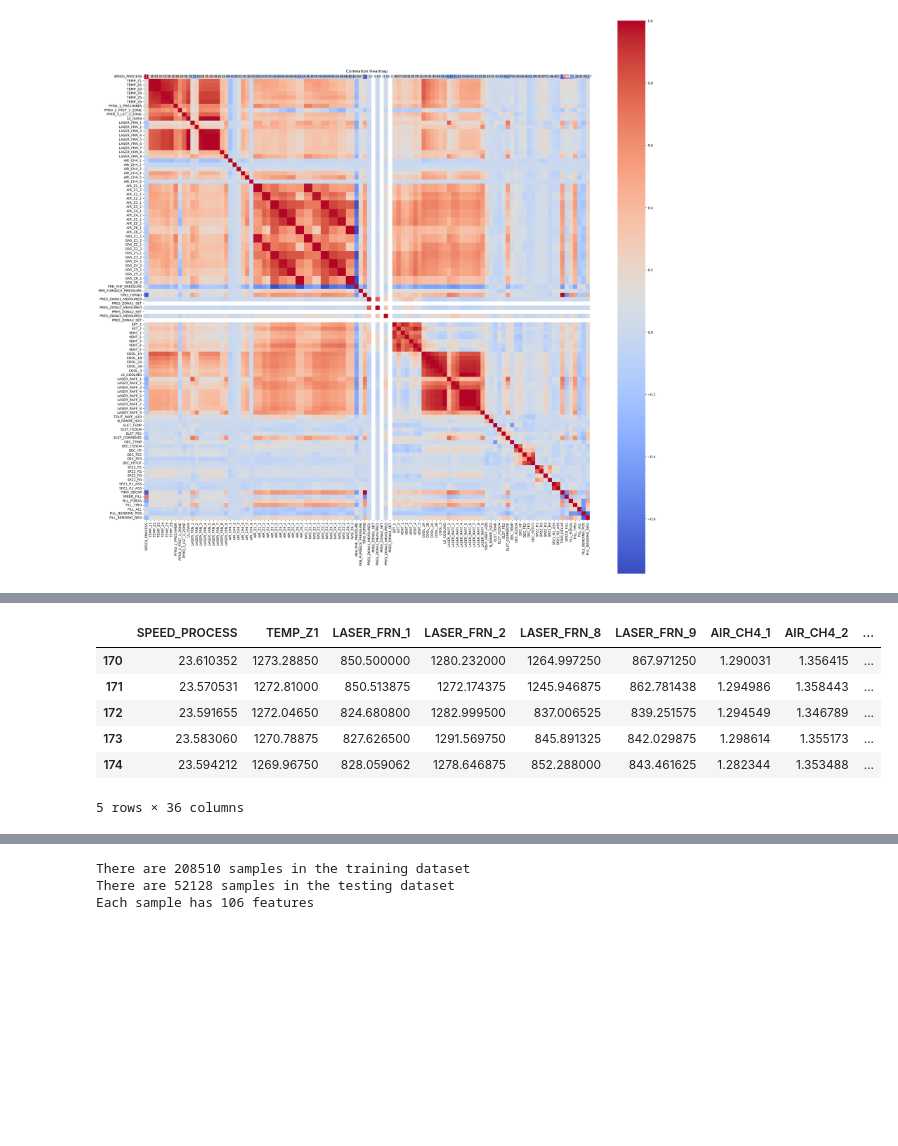
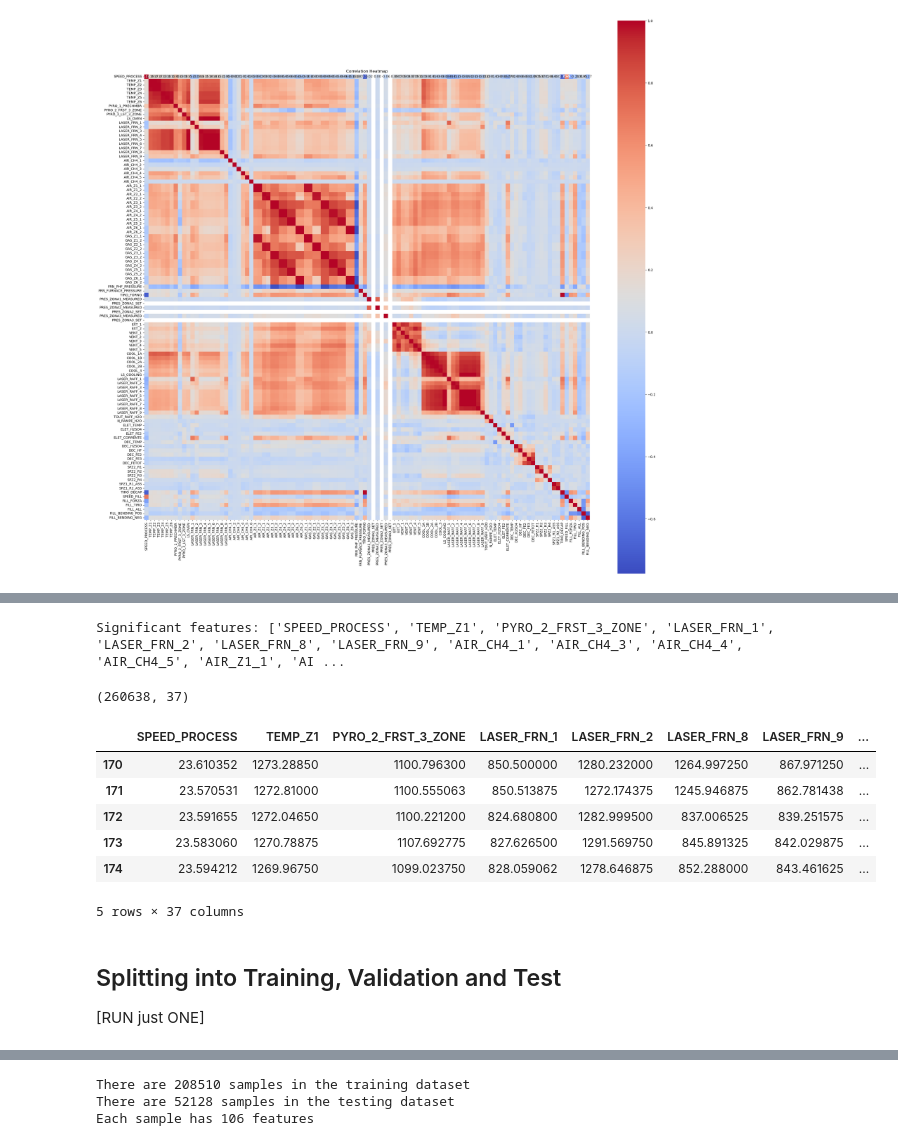
Before and after one commit to MattiaCampanella1993/ML_Fieldwork, a Jupyter notebook: target01_fieldwork.ipynb, the cells around one changed output, grey strips where cells are left out. Saved outputs shown, nothing was run; the diff lists cells and outputs as text; code cells hidden in the pictures; blank space fills up the shorter version.

```diff
--- a/target01_fieldwork.ipynb
+++ b/target01_fieldwork.ipynb
@@ -552,7 +470,7 @@ After the heatmap we see high correlation between features, and we decide to dro
 corr_matrix = X.corr().abs()  # Take absolute value to consider both positive and negative correlations
 
 # Step 2: Set a correlation threshold
-threshold = 0.6
+threshold = .7
 
 # Step 3: Identify highly correlated pairs
 # We use a mask to avoid duplication and self-correlation (correlation of a feature with itself)
@@ -563,5 +481,6 @@ to_drop = [column for column in upper_tri.columns if any(upper_tri[column] > thr
 
 # Step 5: Drop the features
 X_reduced = X.drop(columns=to_drop)
+X_reduced = X_reduced.drop(['PRES_ZONA3_SET', 'PRES_ZONA1_SET', 'PRES_ZONA2_SET'], axis=1)
 X_reduced.shape
 # %% [output]
@@ -578,0 +498,18 @@ plt.show()
+# %%
+# Create an empty dictionary to store correlation coefficients and p-values for each feature
+correlation_results = {}
+
+# Iterate over each feature in X
+for feature in X_reduced.columns:
+    # Compute the Pearson correlation coefficient and p-value with the target variable
+    corr_coefficient, p_value = pearsonr(X_reduced[feature], y)
+
+    # Store the results in the dictionary
+    correlation_results[feature] = {'correlation_coefficient': corr_coefficient, 'p_value': p_value}
+
+# Print the correlation coefficients and p-values for each feature
+for feature, results in correlation_results.items():
+    print("Feature:", feature)
+    print("Pearson correlation coefficient:", results['correlation_coefficient'])
+    print("p-value:", results['p_value'])
+    print()
@@ -579,10 +534,36 @@ plt.show()
+# %%
+# Choose a significance level (e.g., 0.05)
+significance_level = 0.05
+
+# Create a list to store the names of features with significant p-values
+significant_features = []
+
+# Iterate over the correlation results
+for feature, results in correlation_results.items():
+    # Check if the p-value is less than the significance level
+    if results['p_value'] < significance_level:
+        # If the p-value is significant, add the feature to the list of significant features
+        significant_features.append(feature)
+
+# Drop the insignificant features from your DataFrame
+X_filtered = X_reduced[significant_features]
+
+# Print the names of significant features
+print("Significant features:", significant_features)
+X_filtered.shape
+# %% [output]
+Significant features: ['SPEED_PROCESS', 'TEMP_Z1', 'PYRO_2_FRST_3_ZONE', 'LASER_FRN_1', 'LASER_FRN_2', 'LASER_FRN_8', 'LASER_FRN_9', 'AIR_CH4_1', 'AIR_CH4_3', 'AIR_CH4_4', 'AIR_CH4_5', 'AIR_Z1_1', 'AI ...
+(260638, 37)
 # %%
-X_reduced.head()
+X_filtered.head()
 # %% [output]
-|  | SPEED_PROCESS | TEMP_Z1 | LASER_FRN_1 | LASER_FRN_2 | LASER_FRN_8 | LASER_FRN_9 | AIR_CH4_1 | AIR_CH4_2 | ... |
-| 170 | 23.610352 | 1273.28850 | 850.500000 | 1280.232000 | 1264.997250 | 867.971250 | 1.290031 | 1.356415 | ... |
-| 171 | 23.570531 | 1272.81000 | 850.513875 | 1272.174375 | 1245.946875 | 862.781438 | 1.294986 | 1.358443 | ... |
-| 172 | 23.591655 | 1272.04650 | 824.680800 | 1282.999500 | 837.006525 | 839.251575 | 1.294549 | 1.346789 | ... |
-| 173 | 23.583060 | 1270.78875 | 827.626500 | 1291.569750 | 845.891325 | 842.029875 | 1.298614 | 1.355173 | ... |
-| 174 | 23.594212 | 1269.96750 | 828.059062 | 1278.646875 | 852.288000 | 843.461625 | 1.282344 | 1.353488 | ... |
+|  | SPEED_PROCESS | TEMP_Z1 | PYRO_2_FRST_3_ZONE | LASER_FRN_1 | LASER_FRN_2 | LASER_FRN_8 | LASER_FRN_9 | ... |
+| 170 | 23.610352 | 1273.28850 | 1100.796300 | 850.500000 | 1280.232000 | 1264.997250 | 867.971250 | ... |
+| 171 | 23.570531 | 1272.81000 | 1100.555063 | 850.513875 | 1272.174375 | 1245.946875 | 862.781438 | ... |
+| 172 | 23.591655 | 1272.04650 | 1100.221200 | 824.680800 | 1282.999500 | 837.006525 | 839.251575 | ... |
+| 173 | 23.583060 | 1270.78875 | 1107.692775 | 827.626500 | 1291.569750 | 845.891325 | 842.029875 | ... |
+| 174 | 23.594212 | 1269.96750 | 1099.023750 | 828.059062 | 1278.646875 | 852.288000 | 843.461625 | ... |
-5 rows × 36 columns
+5 rows × 37 columns
+# %% [markdown]
+## Splitting into Training, Validation and Test
+[RUN just ONE]
```
Also changed, not shown: parts of 20 cells of this notebook.
